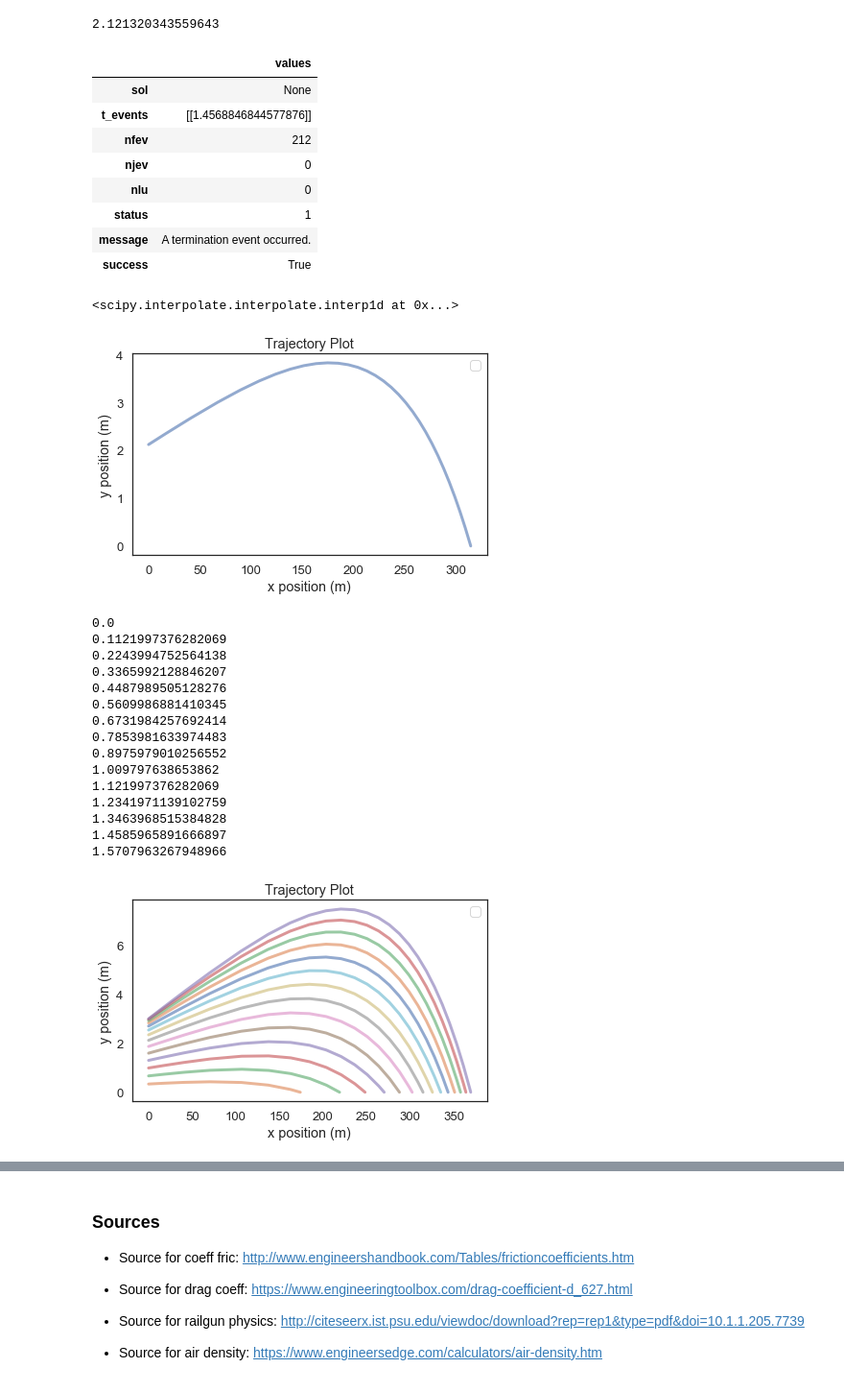
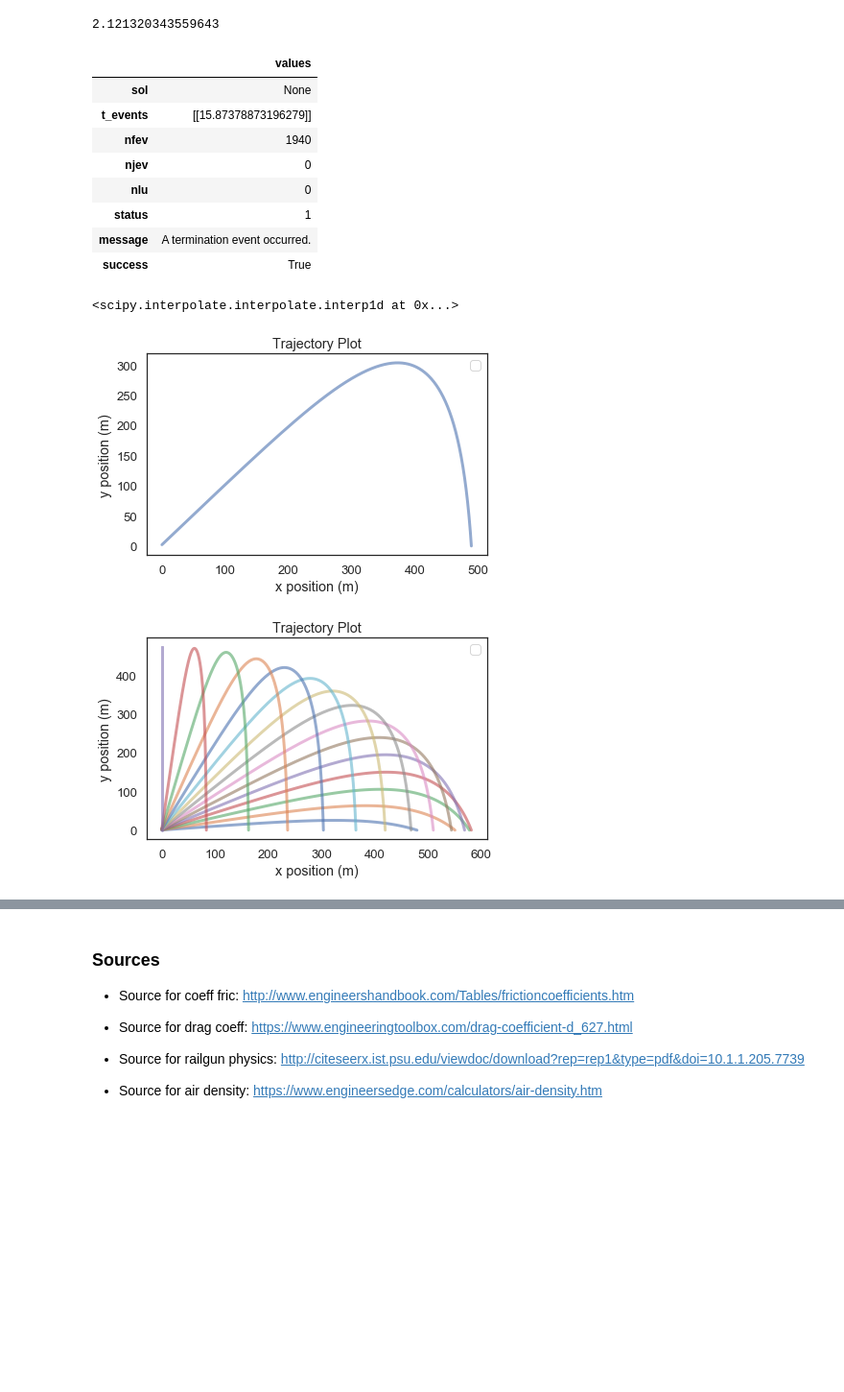
Before and after one commit to duncanmazza/ModSimPy, a Jupyter notebook: code/railgun_model.ipynb, the cells around one changed output, grey strips where cells are left out. Shown: that part at 96% size. Cells and saved outputs as stored; diff of their text form; code cells hidden in the pictures; blank space fills up the shorter version.

```diff
--- a/code/railgun_model.ipynb
+++ b/code/railgun_model.ipynb
@@ -163,8 +163,8 @@ params_proj = Params(x = 0, #m
                      angle = params.angle_elevation, #radians
                      velocity = get_last_value(results.v), #m / s
                      t_end = 200, #s
-                     target_x = 200, #m
-                     target_y = 100, #m
+                     target_x = 320, #m
+                     target_y = 0, #m
                      target_radius = 0.5 #m
                      )
 ;
@@ -181,17 +181,14 @@ def make_system_proj(params, params1):
     """
     unpack(params)
 
-    # convert angle to degrees
-    theta = np.deg2rad(angle)
-
     # compute x and y components of velocity
-    vx, vy = pol2cart(theta, velocity)
+    vx, vy = pol2cart(params.angle, velocity)
 
     # compute area from diameter
     area = np.pi * (diameter/2)**2
 
     # define y
-    y = math.sin(angle_elevation) * params1.rail_l #m
+    y = math.sin(params.angle) * system.rail_l #m
 
     # make the initial state
     init = State(x=x, y=y, vx=vx, vy=vy)
@@ -281,8 +295,8 @@ details_proj
 # %% [output]
 |  | values |
 | sol | None |
-| t_events | [[1.4568846844577876]] |
-| nfev | 212 |
+| t_events | [[15.87378873196279]] |
+| nfev | 1940 |
 | njev | 0 |
 | nlu | 0 |
 | status | 1 |
@@ -302,46 +316,28 @@ decorate(title='Trajectory Plot',
          xlabel='x position (m)',
          ylabel='y position (m)')
 # %% [output]
-[figure, old version]
+[figure, new version]
 # %%
-def simulation(angle_elevation, make_system, slope_func, params, params_proj, drag_interp, slope_func_proj, event_func_proj):
+def simulation(angle_elevation):
     params_new = Params(params, angle_elevation = angle_elevation)
     system = make_system(params_new)
     results_sim, details_sim = run_ode_solver(system, slope_func, events = event_func, max_step = 0.00001)
 
-    params_proj_new = Params(params_proj, angle = params.angle_elevation, velocity = get_last_value(results_sim.v))
-    system_proj = make_system_proj(params_proj_new, params)
+    params_proj_new = Params(params_proj, angle = params_new.angle_elevation, velocity = get_last_value(results_sim.v))
+    system_proj = make_system_proj(params_proj_new, params_new)
     results_proj, details_proj = run_ode_solver(system_proj, slope_func_proj,
                                             events = event_func_proj, max_step=0.1)
-    print(angle_elevation)
     return results_proj.x, results_proj.y
 # %%
-sweep = SweepSeries()
 for i in range(0, num_sweeps):
-    angle_linspace = linspace(0, pi/2, num_sweeps)
+    angle_linspace = linspace(0.1, pi/2, num_sweeps)
     params.angle_elevation = angle_linspace[i]
-    results_proj_x, results_proj_y = simulation(params.angle_elevation, make_system, slope_func, params, params_proj,
-               drag_interp, slope_func_proj, event_func_proj)
+    results_proj_x, results_proj_y = simulation(params.angle_elevation)
+    plot(results_proj_x, results_proj_y)
 
-    plot(results_proj_x, results_proj_y)
 decorate(title='Trajectory Plot',
          xlabel='x position (m)',
          ylabel='y position (m)',
-         legend = True)
+         )
 # %% [output]
-0.0
-0.1121997376282069
-0.2243994752564138
-0.3365992128846207
-0.4487989505128276
-0.5609986881410345
-0.6731984257692414
-0.7853981633974483
-0.8975979010256552
-1.009797638653862
-1.121997376282069
-1.2341971139102759
-1.3463968515384828
-1.4585965891666897
-1.5707963267948966
-[figure, old version]
+[figure, new version]
```
Also changed, not shown: parts of 7 cells of this notebook.
